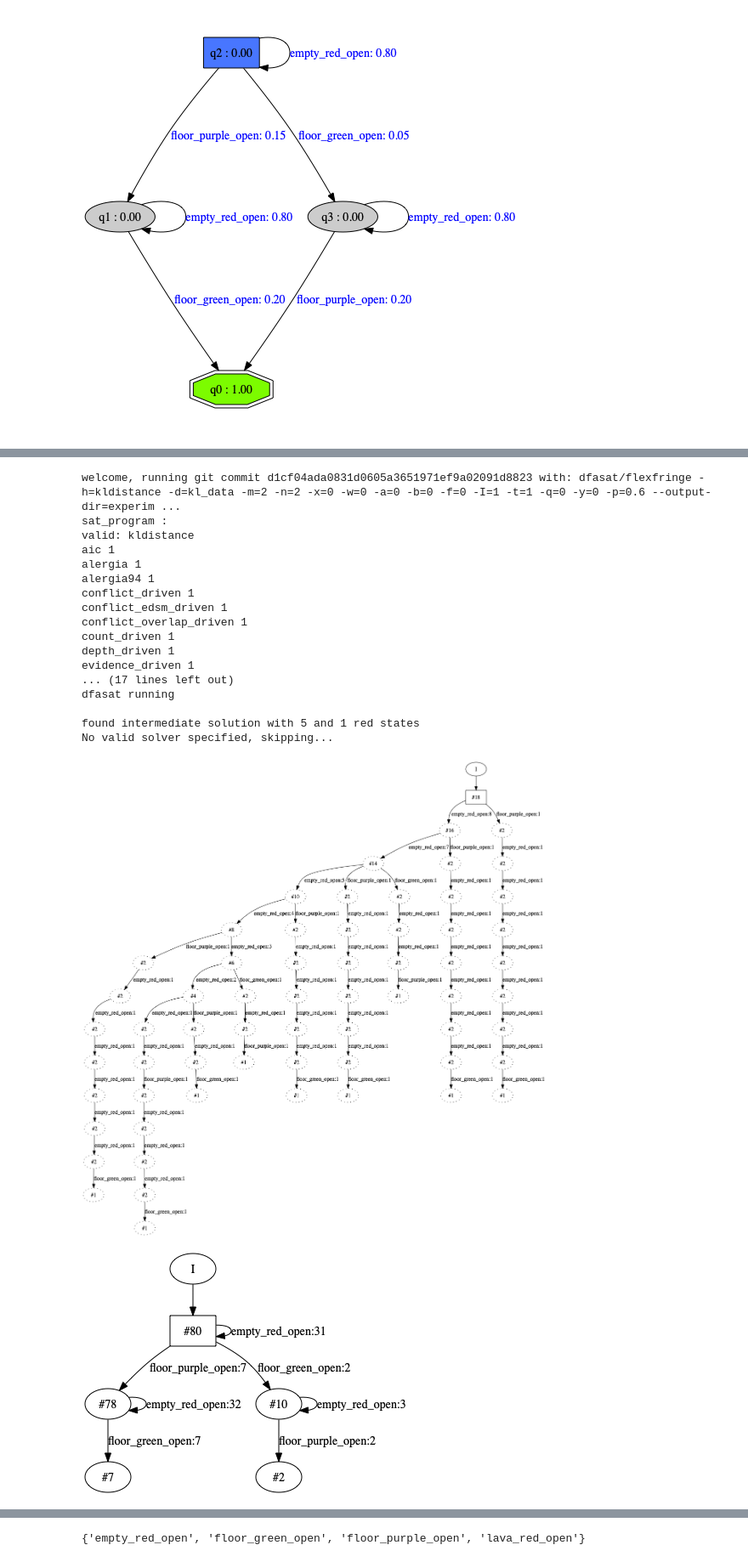
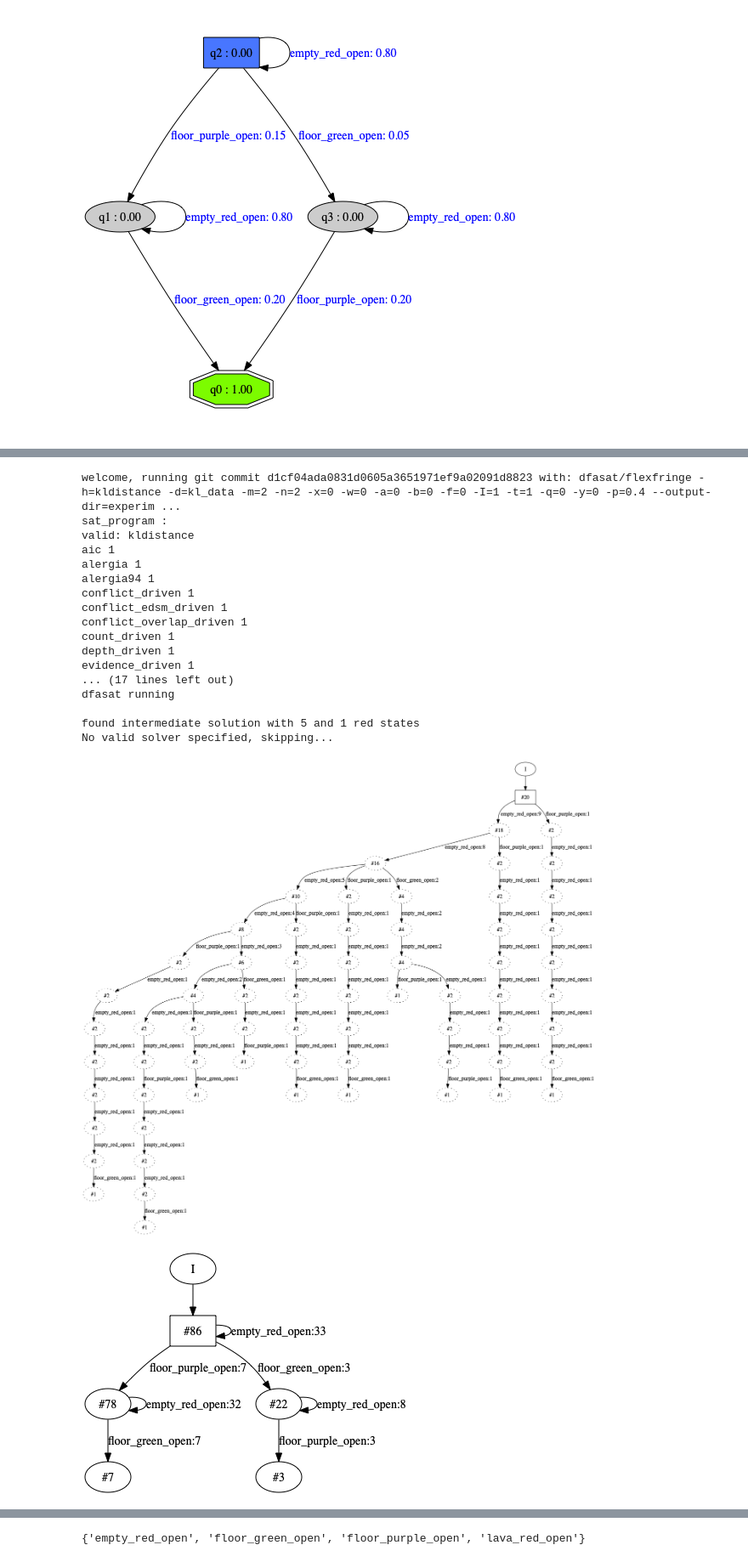
Before and after one commit to nicholasRenninger/wombats_experiments, a Jupyter notebook: experiments/simple_running_example/simple_running_example.ipynb, the cells around one changed output, grey strips where cells are left out. Shown at 85% size. Saved outputs shown, nothing was run; the diff lists cells and outputs as text; code cells hidden in the pictures.

Commit message:
minor updates to running example exp

```diff
--- a/experiments/simple_running_example/simple_running_example.ipynb
+++ b/experiments/simple_running_example/simple_running_example.ipynb
@@ -80,36 +98,36 @@ data = flexfringe.infer_model(training_file=train_data_file,
                               m='2',
                               n='2',
                               x='0',
                               w='0',
                               a='0',
                               b='0',
                               f='0',
                               I='1',
                               t='1',
                               q='0',
                               y='0',
-                              p='0.6')
+                              p='0.4')
 flexfringe.draw_initial_model()
 flexfringe.draw_learned_model()
 # %% [output]
-welcome, running git commit d1cf04ada0831d0605a3651971ef9a02091d8823 with: dfasat/flexfringe -h=kldistance -d=kl_data -m=2 -n=2 -x=0 -w=0 -a=0 -b=0 -f=0 -I=1 -t=1 -q=0 -y=0 -p=0.6 --output-dir=experim ...
+welcome, running git commit d1cf04ada0831d0605a3651971ef9a02091d8823 with: dfasat/flexfringe -h=kldistance -d=kl_data -m=2 -n=2 -x=0 -w=0 -a=0 -b=0 -f=0 -I=1 -t=1 -q=0 -y=0 -p=0.4 --output-dir=experim ...
 sat_program :
 valid: kldistance
 aic 1
 alergia 1
 alergia94 1
 conflict_driven 1
 conflict_edsm_driven 1
 conflict_overlap_driven 1
 count_driven 1
 depth_driven 1
 evidence_driven 1
 ... (17 lines left out)
 dfasat running
 
 found intermediate solution with 5 and 1 red states
 No valid solver specified, skipping...
-[figure, old version]
+[figure, new version]
 [figure]
 # %%
 # flexfringe.draw_IPython(flexfringe._read_model_data('meowmix_2.dot'))
```
Also changed, not shown: parts of 7 cells of this notebook, 21 other files.
